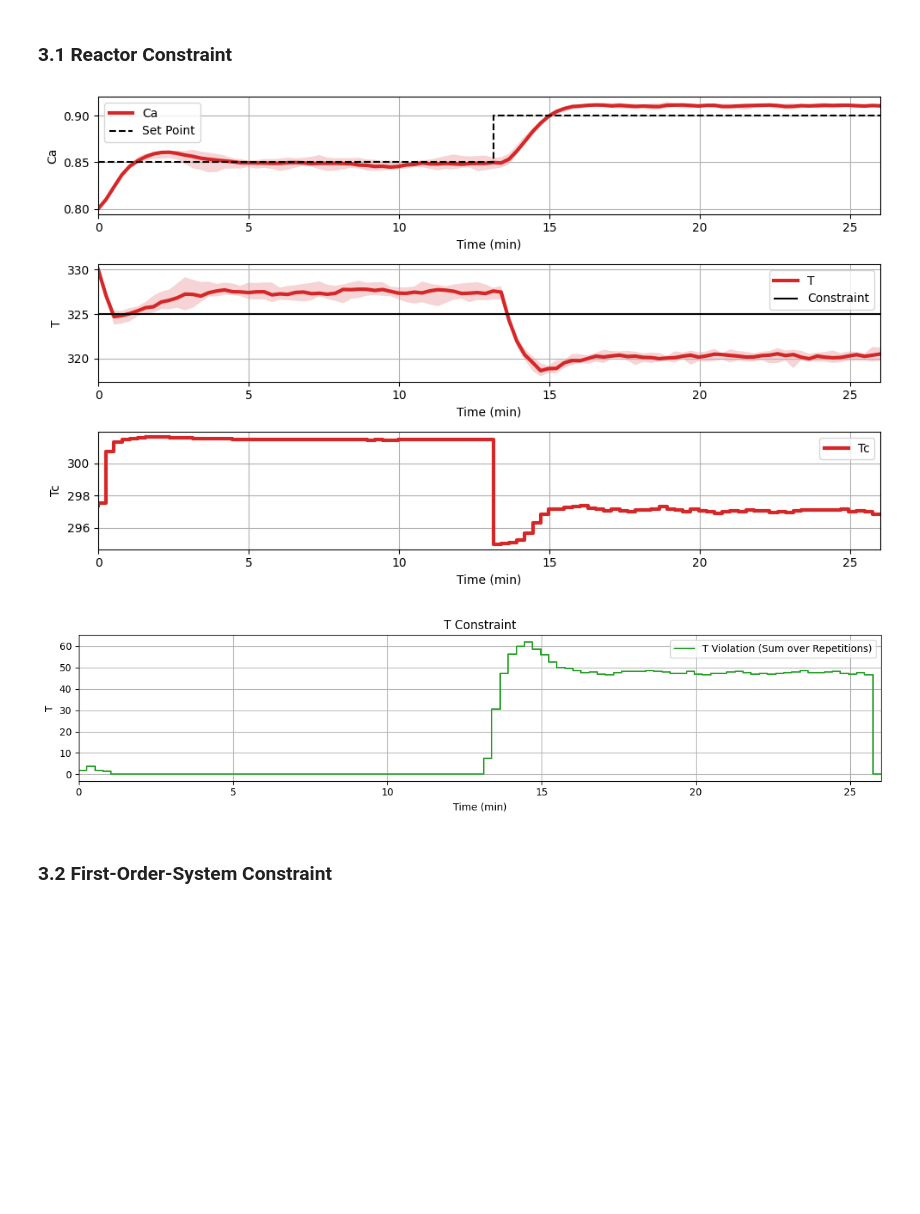
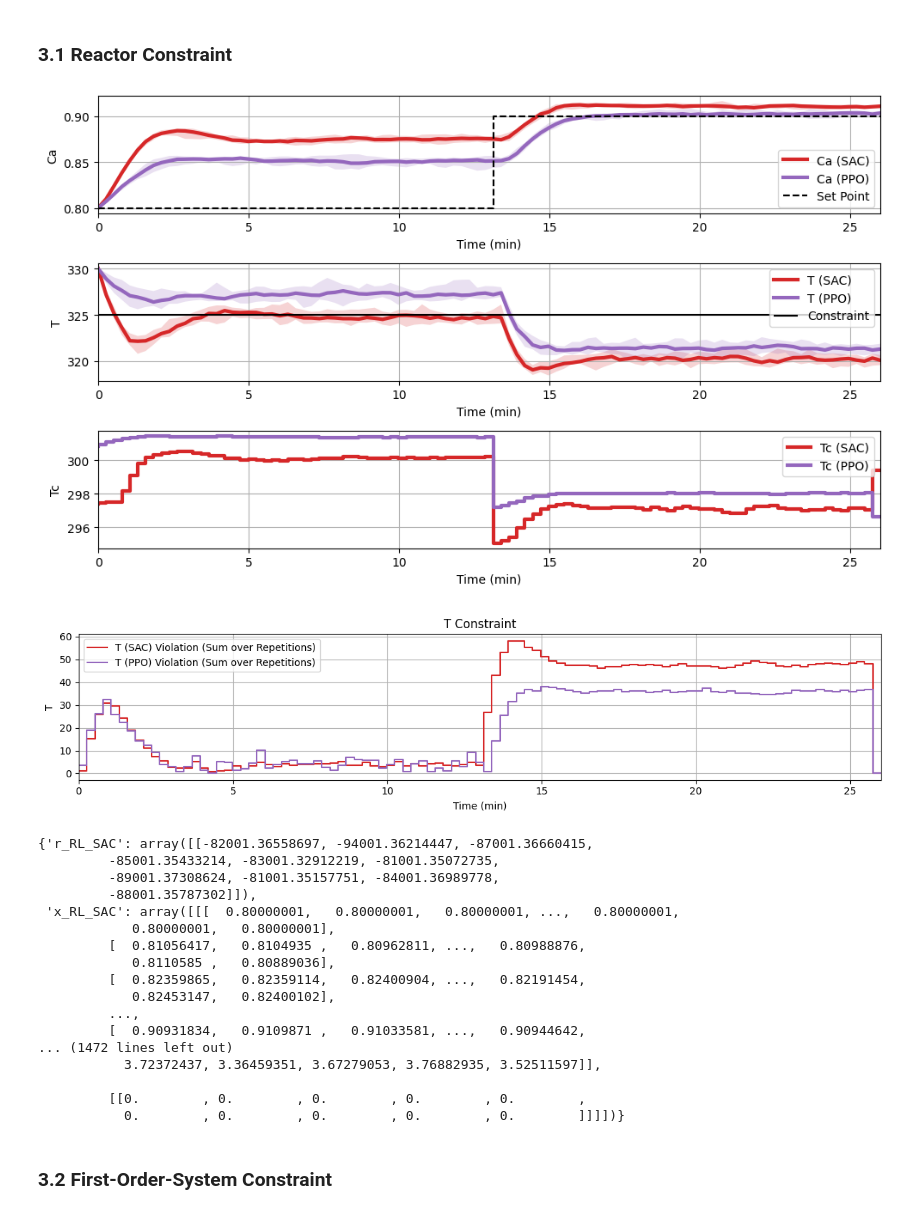
Before and after one commit to MaximilianB2/pc-gym, a Jupyter notebook: Test_Policies/Test.ipynb, the cells around one changed output. Saved outputs shown, nothing was run; the diff lists cells and outputs as text; code cells hidden in the pictures; blank space fills up the shorter version.

```diff
--- a/Test_Policies/Test.ipynb
+++ b/Test_Policies/Test.ipynb
@@ -59,7 +59,4 @@ env_params = {
 }
 env = make_env(env_params)
 # %%
-initial_policy = SAC.load('SAC_cstr.zip')
+SAC_init = SAC.load('SAC_cstr.zip')
-# %%
-for i, state in enumerate(env.model.info()['states']):
-  print(state)
@@ -78,0 +63,2 @@ This program contains Ipopt, a library for large-scale nonlinear optimization.
+# %%
+PPO_init = PPO.load('PPO_cstr.zip')
@@ -257,23 +321,40 @@ multistage_env.plot_rollout(ms_policy,10)
 # %%
 cons = {
     'T': [325]
 }
 
 cons_type = {
     'T':['>=']
 }
 
 env_params.update({
 'done_on_cons_vio':False,
 'constraints': cons,
 'cons_type': cons_type,
 'r_penalty': True})
 env_params.pop('disturbances', None)
 env = make_env(env_params)
-env.plot_rollout(initial_policy,10,cons_viol=True)
+env.plot_rollout({'SAC':SAC_init,'PPO':PPO_init},10,cons_viol=True)
 # %% [output]
-[figure, old version]
+[figure, new version]
-[figure, old version]
+[figure, new version]
+{'r_RL_SAC': array([[-82001.36558697, -94001.36214447, -87001.36660415,
+         -85001.35433214, -83001.32912219, -81001.35072735,
+         -89001.37308624, -81001.35157751, -84001.36989778,
+         -88001.35787302]]),
+ 'x_RL_SAC': array([[[  0.80000001,   0.80000001,   0.80000001, ...,   0.80000001,
+            0.80000001,   0.80000001],
+         [  0.81056417,   0.8104935 ,   0.80962811, ...,   0.80988876,
+            0.8110585 ,   0.80889036],
+         [  0.82359865,   0.82359114,   0.82400904, ...,   0.82191454,
+            0.82453147,   0.82400102],
+         ...,
+         [  0.90931834,   0.9109871 ,   0.91033581, ...,   0.90944642,
+... (1472 lines left out)
+           3.72372437, 3.36459351, 3.67279053, 3.76882935, 3.52511597]],
+
+         [[0.        , 0.        , 0.        , 0.        , 0.        ,
+           0.        , 0.        , 0.        , 0.        , 0.        ]]]])}
 # %% [markdown]
 ### 3.2 First-Order-System Constraint
 # %%
```
Also changed, not shown: parts of 10 cells of this notebook, 3 other files.
